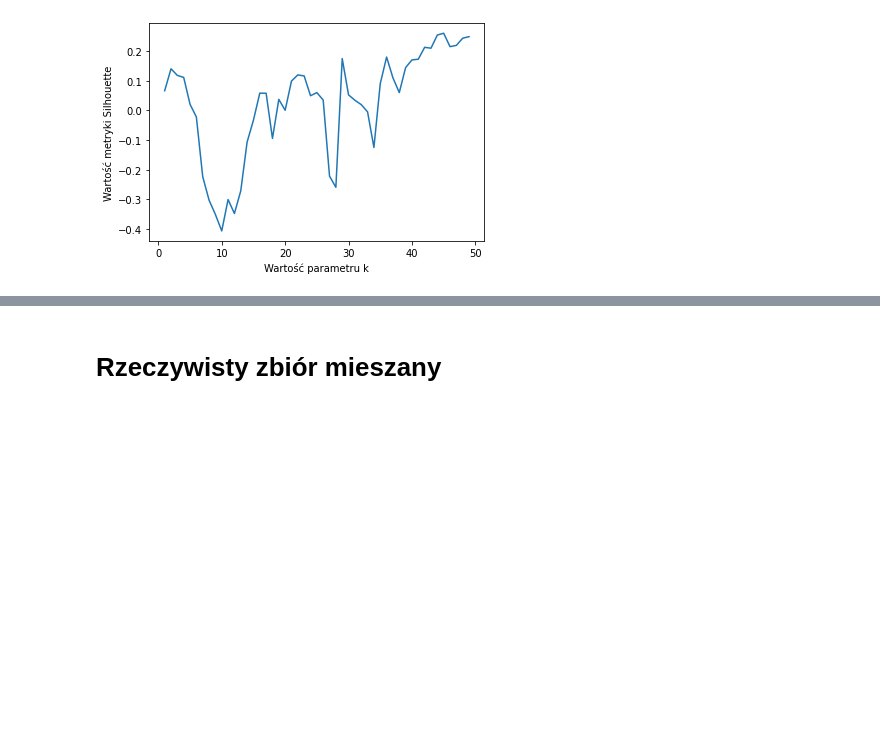
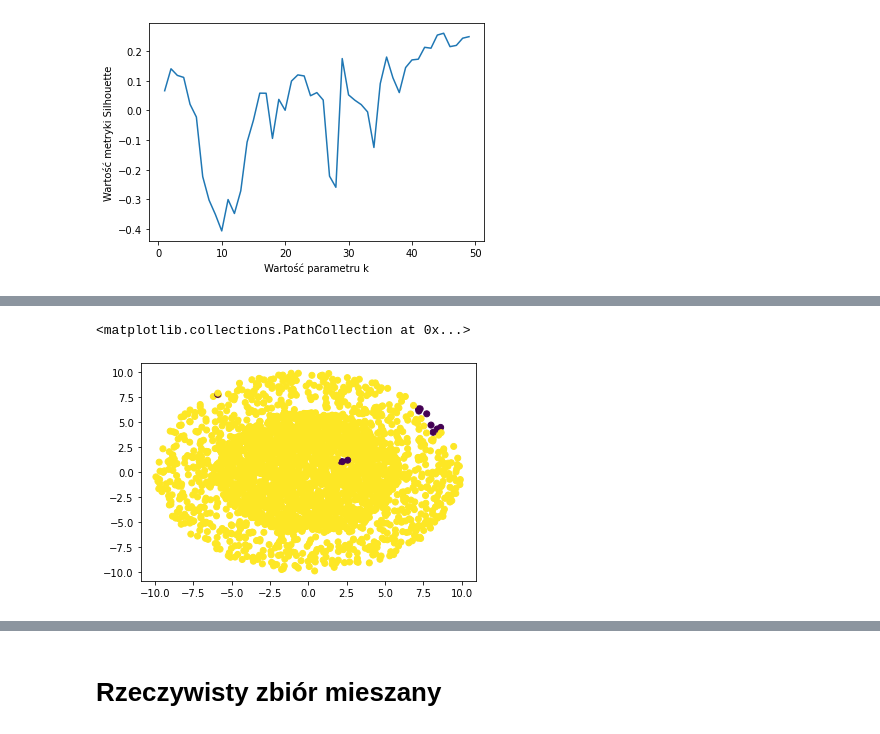
Before and after one commit to JakubSzczepanowski/NBC, a Jupyter notebook: experiments.ipynb, the cells around one changed output, grey strips where cells are left out. Saved outputs shown, nothing was run; the diff lists cells and outputs as text; code cells hidden in the pictures; blank space fills up the shorter version.

```diff
--- a/experiments.ipynb
+++ b/experiments.ipynb
@@ -227,0 +243,5 @@ Mocne wahanie wskaźnika wskazuje na duży wpływ parametru ułożenie klastrów
+# %%
+plt.scatter(table['x'], table['y'], c=nbc.predict(X, 40))
+# %% [output]
+<matplotlib.collections.PathCollection at 0x...>
+[figure, added]
```
Also changed, not shown: parts of 31 cells of this notebook, 9 other files.
